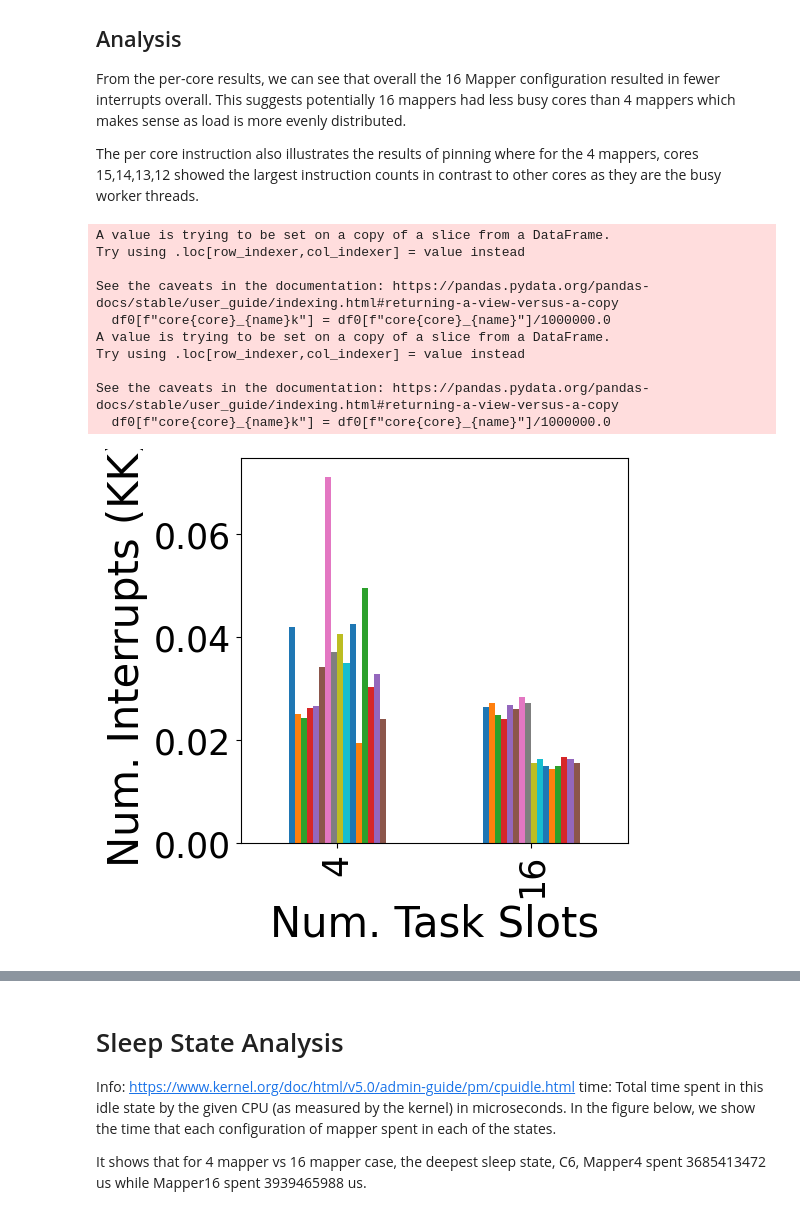
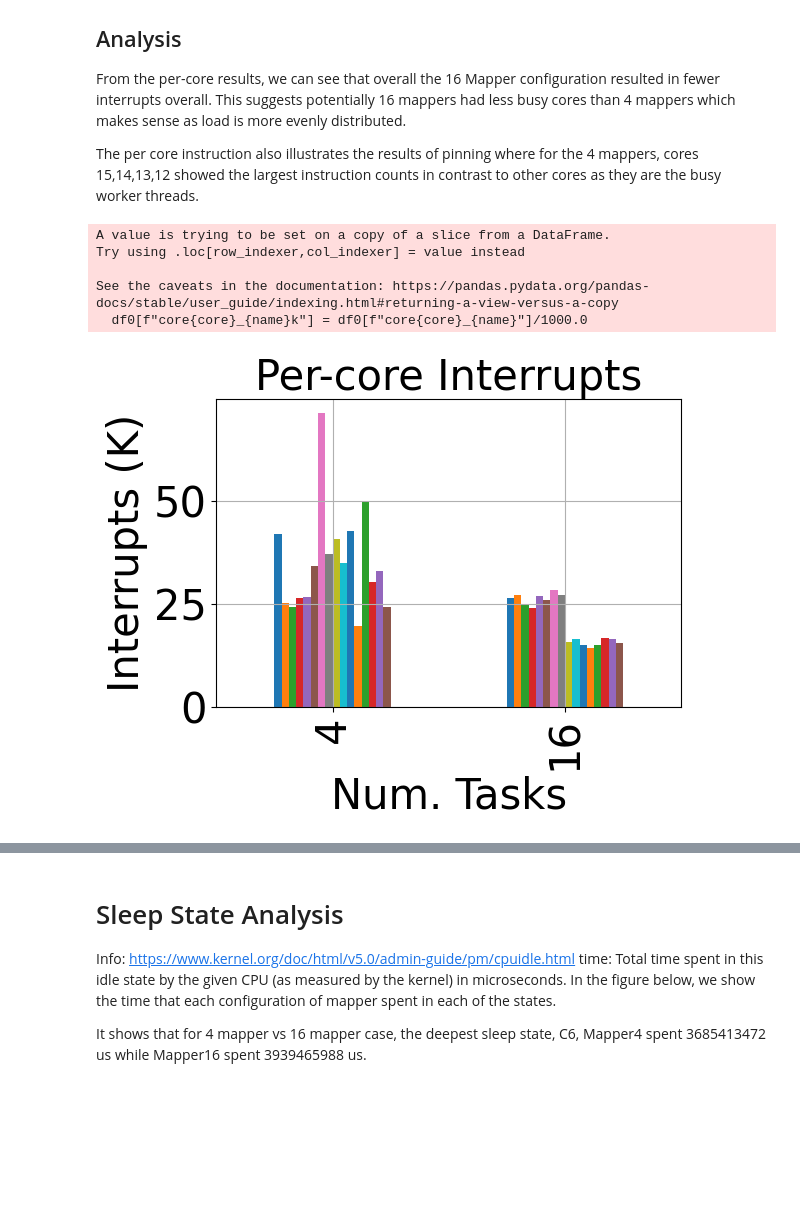
Before and after one commit to EEStrmCmptng/dataset, a Jupyter notebook: micro/query1/sleep_state_analysis/graph.ipynb, the cells around one changed output, grey strips where cells are left out. Cells and saved outputs as stored; diff of their text form; code cells hidden in the pictures; blank space fills up the shorter version.

```diff
--- a/micro/query1/sleep_state_analysis/graph.ipynb
+++ b/micro/query1/sleep_state_analysis/graph.ipynb
@@ -34,11 +34,22 @@ Both 4 and 16 mappers are able to meet the source 100K RPS target and Instructio
 # %%
 df0 = df[(df.i == 1)]
 
-#df0
-df0.plot(x="nmappers", y=["SourcenumRecordsOutPerSecond_avg"], kind="bar", ylabel="Source RPS", xlabel='Num. Mappers', legend=False)
-df0.plot(x="nmappers", y=["joules"], kind="bar", ylabel="Power (W)", xlabel='Num. Mappers', legend=False)
-df0.plot(x="nmappers", y=["instructions"], kind="bar", ylabel="Instructions", xlabel='Num. Mappers', legend=False)
-df0.plot(x="nmappers", y=["num_interrupts"], kind="bar", ylabel="Num. Interrupts", xlabel='Num. Mappers', legend=False)
+plt.rcParams['figure.figsize'] = 6,4
+plt.rc('axes', labelsize=30)    # fontsize of the x and y labels
+plt.rc('xtick', labelsize=30)    # fontsize of the tick labels
+plt.rc('ytick', labelsize=30)    # fontsize of the tick labels
+
+df0['inst'] = df0["instructions"]/1000000000000.0
+df0['itrkk'] = df0["num_interrupts"]/1000000.0
+#df0.plot(x="nmappers", y=["SourcenumRecordsOutPerSecond_avg"], kind="bar", ylabel="Source RPS", xlabel='Num. Mappers', legend=False)
+#df0.plot(x="nmappers", y=["joules"], kind="bar", ylabel="Power (W)", xlabel='Num. Mappers', legend=False)
+ax = df0.plot(x="nmappers", y=["inst"], kind="bar",  ylabel="Instructions (T)", xlabel='Num. Tasks', legend=False, grid=True)
+ax.title.set_size(30)
+plt.savefig("query1totalins.pdf", bbox_inches='tight')
+
+ax = df0.plot(x="nmappers", y=["itrkk"], kind="bar", ylabel="Interrupts (M)", xlabel='Num. Tasks', legend=False, grid=True)
+ax.title.set_size(30)
+plt.savefig("query1totalitr.pdf", bbox_inches='tight')
 
 print(f"Joules diff between 16 mappers vs 4 mappers: {int(df0[(df0.nmappers == 16)]['joules']) / int(df0[(df0.nmappers == 4)]['joules'])}")
 print(f"instructions diff between 16 mappers vs 4 mappers: {int(df0[(df0.nmappers == 16)]['instructions']) / int(df0[(df0.nmappers == 4)]['instructions'])}")
@@ -59,30 +78,26 @@ From the per-core results, we can see that overall the 16 Mapper configuration r
 
 The per core instruction also illustrates the results of pinning where for the 4 mappers, cores 15,14,13,12 showed the largest instruction counts in contrast to other cores as they are the busy worker threads.
 # %%
-plt.rcParams['figure.figsize'] = 5,5
+plt.rcParams['figure.figsize'] = 6,4
 plt.rc('axes', labelsize=30)    # fontsize of the x and y labels
 plt.rc('xtick', labelsize=30)    # fontsize of the tick labels
 plt.rc('ytick', labelsize=30)    # fontsize of the tick labels
 
 #df0['numitrk'] = df0['num_interrupts']/1000.0
 def plotMC(name, df, tname, yl, xl):
     ys=[]
     for core in range(0, 16):
-        df0[f"core{core}_{name}k"] = df0[f"core{core}_{name}"]/1000000.0
+        df0[f"core{core}_{name}k"] = df0[f"core{core}_{name}"]/1000.0
         ys.append(f"core{core}_{name}k")
-    df.plot(x="nmappers", y=ys, kind="bar", legend=False, ylabel=yl, xlabel=xl, fontsize=25)
-    #df.plot.title(tname, fontsize=25)
-plotMC('num_interrupts', df0, "Per-core Interrupts", "Num. Interrupts (KK)", "Num. Task Slots")
-plotMC('instructions_diff', df0, "Per-core Instructions", "Instructions (KK)", "Num. Task Slots")
+    ax = df.plot(x="nmappers", y=ys, kind="bar", grid=True, title=tname, legend=False, ylabel=yl, xlabel=xl)
+    ax.title.set_size(30)
+plotMC('num_interrupts', df0, "Per-core Interrupts", "Interrupts (K)", "Num. Tasks")
+plt.savefig("query1percoreitr.pdf", bbox_inches='tight')
+#plotMC('instructions_diff', df0, "Per-core Instructions", "Instructions (KK)", "Num. Task Slots")
 # %% [output]
 A value is trying to be set on a copy of a slice from a DataFrame.
 Try using .loc[row_indexer,col_indexer] = value instead
 
 See the caveats in the documentation: https://pandas.pydata.org/pandas-docs/stable/user_guide/indexing.html#returning-a-view-versus-a-copy
-  df0[f"core{core}_{name}k"] = df0[f"core{core}_{name}"]/1000000.0
-A value is trying to be set on a copy of a slice from a DataFrame.
-Try using .loc[row_indexer,col_indexer] = value instead
-
-See the caveats in the documentation: https://pandas.pydata.org/pandas-docs/stable/user_guide/indexing.html#returning-a-view-versus-a-copy
-  df0[f"core{core}_{name}k"] = df0[f"core{core}_{name}"]/1000000.0
+  df0[f"core{core}_{name}k"] = df0[f"core{core}_{name}"]/1000.0
-[figure, old version]
+[figure, new version]
```
Also changed, not shown: parts of 4 cells of this notebook, 1 other file.
